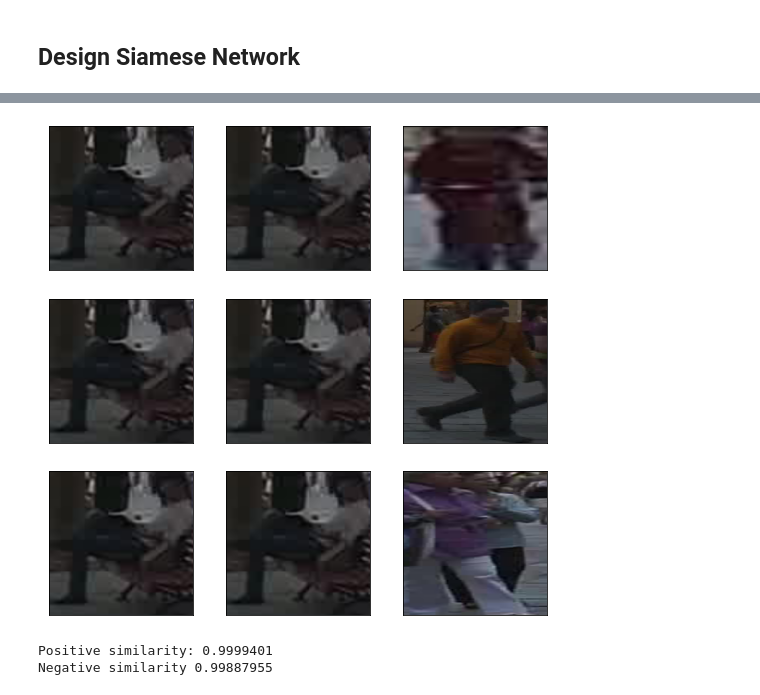
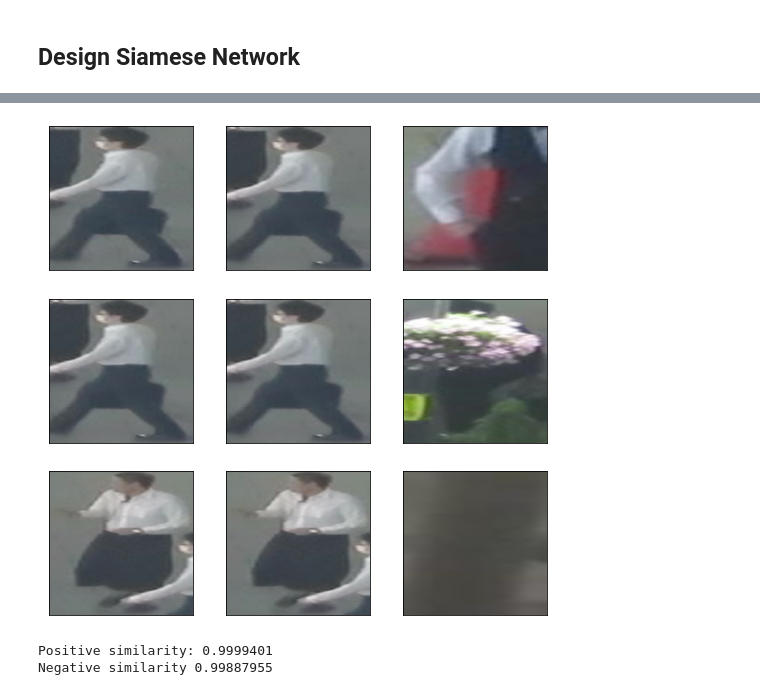
Before and after one commit to ladouceu/cs230-ladouceu, a Jupyter notebook: siamese_network.ipynb, the cells around one changed output, grey strips where cells are left out. Cells and saved outputs as stored; diff of their text form; code cells hidden in the pictures.

```diff
--- a/siamese_network.ipynb
+++ b/siamese_network.ipynb
@@ -18,8 +18,8 @@ num_frames = 10
 num_videos = 2
 
 ext = ".jpg"
-train_data_dir = "data/MOT16/train/"
-test_data_dir  = "data/MOT16/test/"
+train_data_dir = "data/train/"
+test_data_dir  = "data/test/"
 
 train_dir_paths = sorted(glob.glob(os.path.join(train_data_dir, "MOT16*")))
 train_img_paths = [sorted(glob.glob(os.path.join(p,"*/*"+ext))) for p in train_dir_paths]
@@ -395,17 +401,17 @@ siamese_model.compile(optimizer=optimizers.Adam(0.0001))
 # %%
 siamese_model.fit(train_dataset, epochs=10, validation_data=val_dataset)
 # %%
-sample = next(iter(train_dataset))
+sample = next(iter(val_dataset))
 visualize(*sample)
 
 anchor, positive, negative = sample
 anchor_embedding, positive_embedding, negative_embedding = (
     embedding(resnet.preprocess_input(anchor)),
     embedding(resnet.preprocess_input(positive)),
     embedding(resnet.preprocess_input(negative)),
 )
 # %% [output]
-[figure, old version]
+[figure, new version]
 # %%
 cosine_similarity = metrics.CosineSimilarity()
 
```
Also changed, not shown: parts of 5 cells of this notebook, 2 other files.
